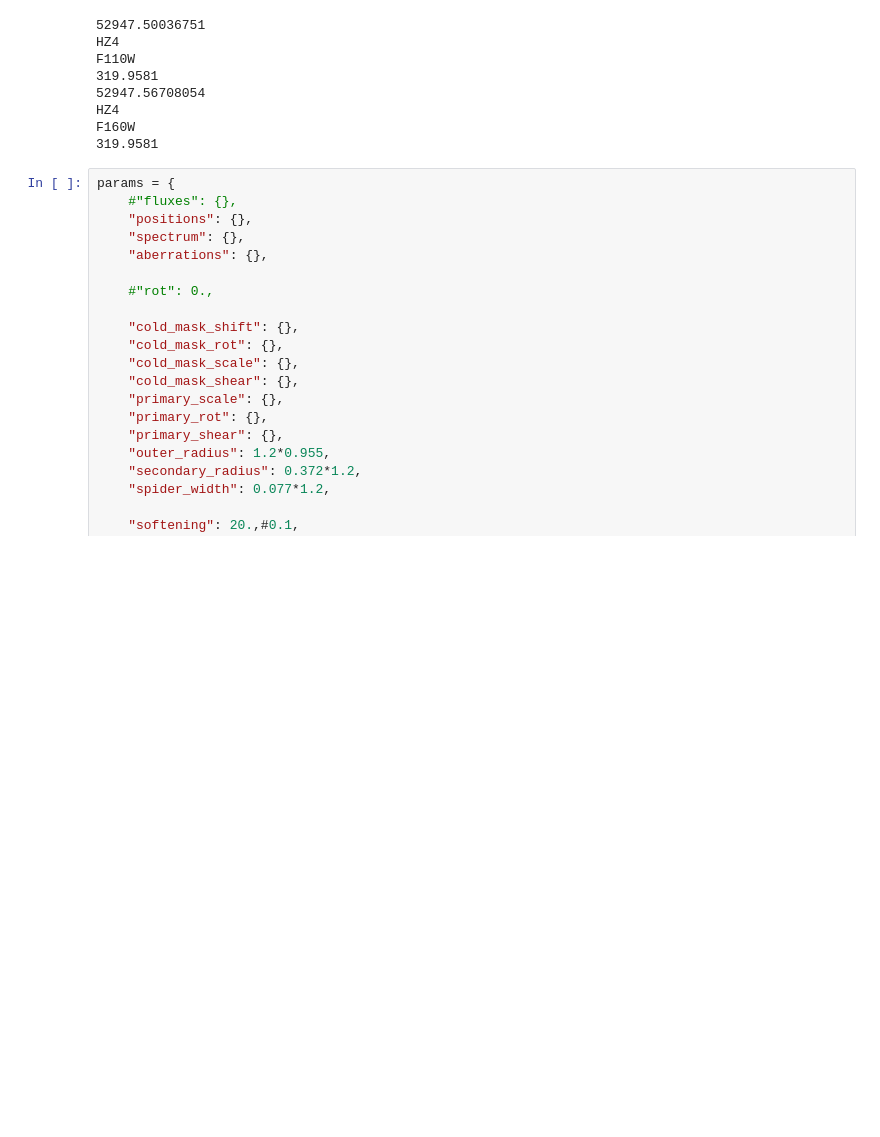
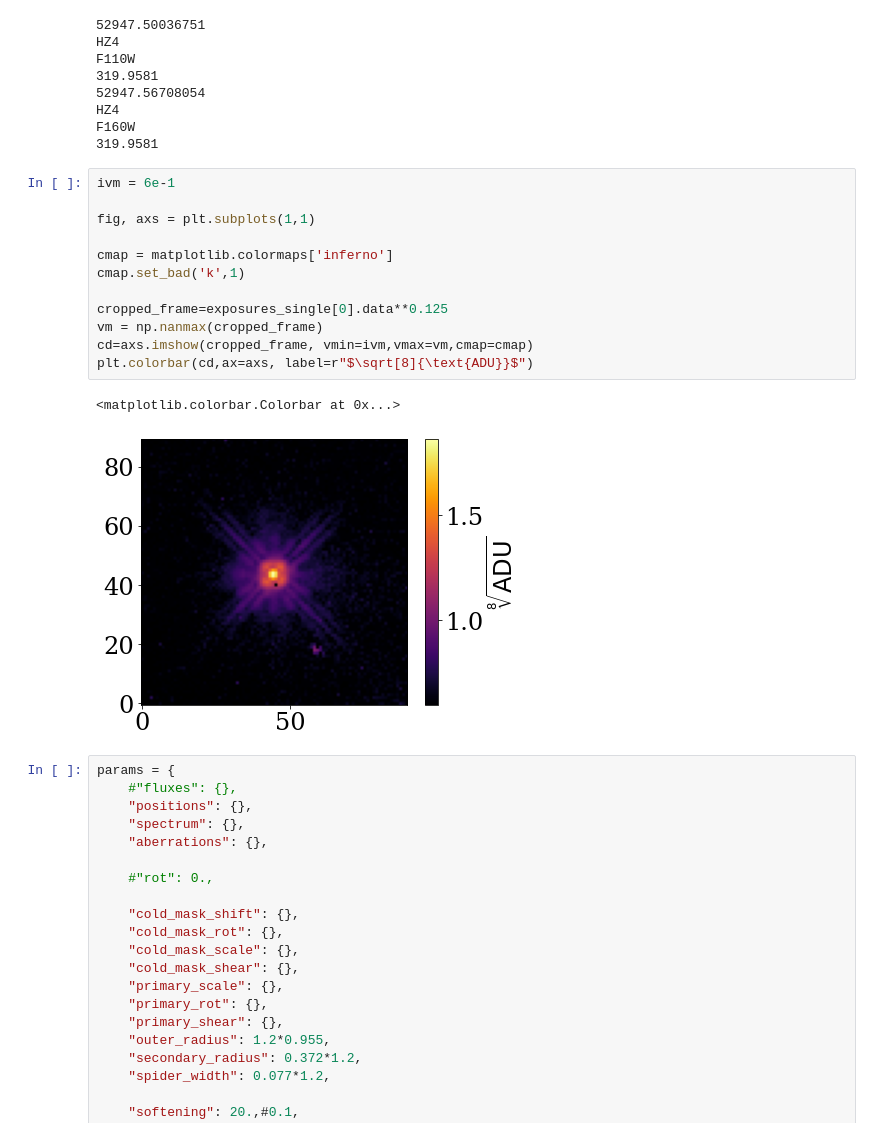
Before and after one commit to h-greer/hubble, a Jupyter notebook: notebooks/spectrum-wd.ipynb, the cells around one changed output. Cells and saved outputs as stored; diff of their text form; blank space fills up the shorter version.

```diff
--- a/notebooks/spectrum-wd.ipynb
+++ b/notebooks/spectrum-wd.ipynb
@@ -107,6 +112,21 @@ F110W
 HZ4
 F160W
 319.9581
+# %%
+ivm = 6e-1
+
+fig, axs = plt.subplots(1,1)
+
+cmap = matplotlib.colormaps['inferno']
+cmap.set_bad('k',1)
+
+cropped_frame=exposures_single[0].data**0.125
+vm = np.nanmax(cropped_frame)
+cd=axs.imshow(cropped_frame, vmin=ivm,vmax=vm,cmap=cmap)
+plt.colorbar(cd,ax=axs, label=r"$\sqrt[8]{\text{ADU}}$")
+# %% [output]
+<matplotlib.colorbar.Colorbar at 0x...>
+[figure, added]
 # %%
 params = {
     #"fluxes": {},
```
Also changed, not shown: parts of 5 cells of this notebook, 25 other files.
